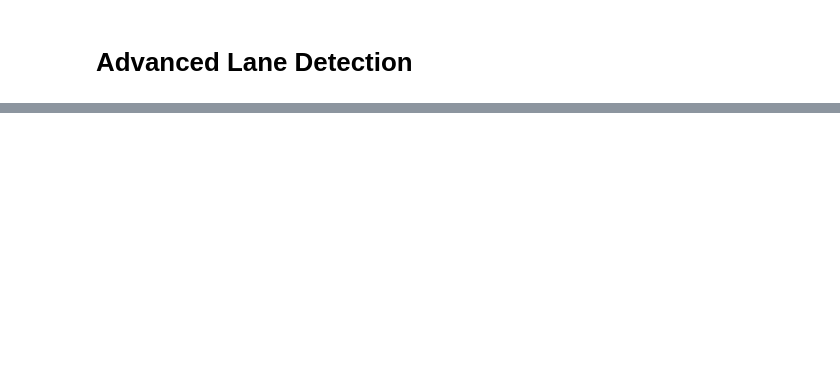
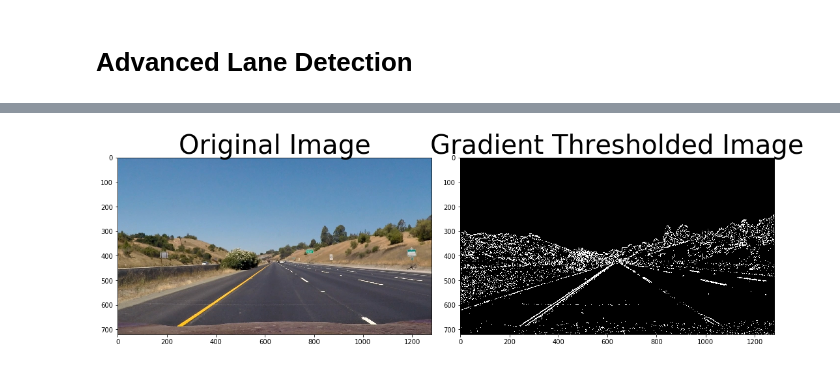
Before and after one commit to mulshankar/AdvancedLaneDetection_Sankar, a Jupyter notebook: AdvancedLaneDetection_Sankar.ipynb, the cells around one changed output, grey strips where cells are left out. Saved outputs shown, nothing was run; the diff lists cells and outputs as text; code cells hidden in the pictures; blank space fills up the shorter version.

```diff
--- a/AdvancedLaneDetection_Sankar.ipynb
+++ b/AdvancedLaneDetection_Sankar.ipynb
@@ -113,36 +115,38 @@ def mag_thresh(img, sobel_kernel=3, mag_thresh=(0, 255)):
     gradmag = np.sqrt(sobelx**2 + sobely**2)
     # Rescale to 8 bit
     scale_factor = np.max(gradmag)/255
     gradmag = (gradmag/scale_factor).astype(np.uint8)
     # Create a binary image of ones where threshold is met, zeros otherwise
     binary_output = np.zeros_like(gradmag)
     binary_output[(gradmag >= mag_thresh[0]) & (gradmag <= mag_thresh[1])] = 1
 
     # Return the binary image
     return binary_output
 
-img=mpimg.imread('D:/SankarStuff/SDC_ND/CarND-Advanced-Lane-Lines/test_images/test4.jpg')
-
 # Choose a Sobel kernel size
 ksize = 3 # Choose a larger odd number to smooth gradient measurements
 
+img=mpimg.imread('D:/SankarStuff/SDC_ND/CarND-Advanced-Lane-Lines/test_images/straight_lines1.jpg')
+
 # Apply each of the thresholding functions
 gradx = abs_sobel_thresh(img, 'x',10,200)
-grady = abs_sobel_thresh(img, 'y',10,200)
+grady = abs_sobel_thresh(img, 'y',5,200)
 mag_binary = mag_thresh(img, sobel_kernel=ksize, mag_thresh=(400,1000))
 dir_binary = dir_threshold(img, sobel_kernel=ksize, thresh=(np.pi/6, np.pi/2))
 
 gradient_binary = np.zeros_like(dir_binary)
 gradient_binary[(gradx == 1) & (dir_binary == 1)] = 1 ## magnitude/sobely did not add much value
 
 f, (ax1, ax2) = plt.subplots(1, 2, figsize=(14, 9))
 f.tight_layout()
 ax1.imshow(img)
 ax1.set_title('Original Image', fontsize=40)
 ax2.imshow(gradient_binary,cmap='gray') ## note the cmap argument for displaying grayscale image matplotlib
 ax2.set_title('Gradient Thresholded Image', fontsize=40)
 plt.subplots_adjust(left=0., right=1, top=0.9, bottom=0.)
 plt.show()
+# %% [output]
+[figure, added]
 # %%
 ## Lane detection - step 2 - thresholding with color spaces (HLS - Hue, Lightness and Saturation)
 
```
Also changed, not shown: parts of 13 cells of this notebook, 2 other files.
